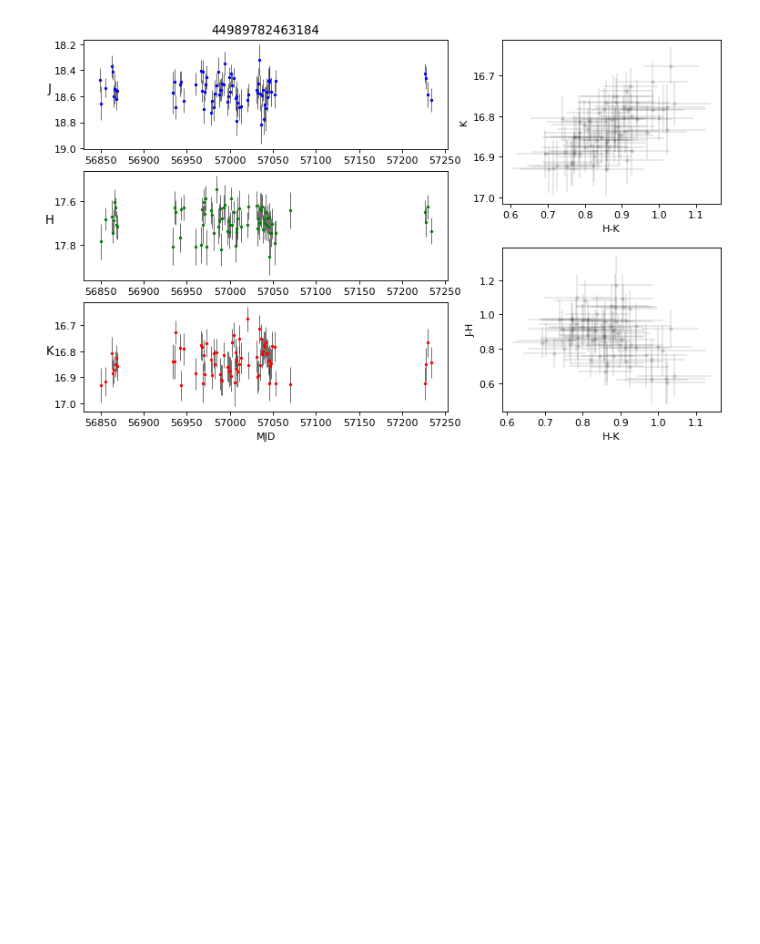
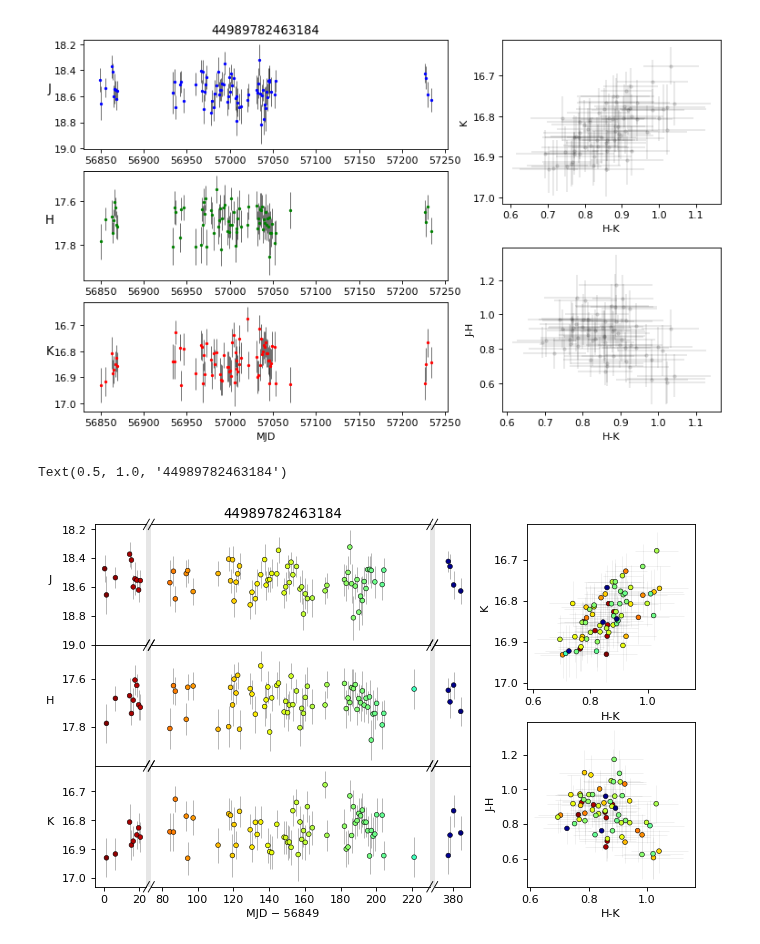
Before and after one commit to tomr-stargazer/Variability_Project_2020, a Jupyter notebook: wuvars/plotting/prototypes/Prototyping other lightcurve plots.ipynb, the cells around one changed output. Drawn from its saved outputs; the diff is of its cells as text; code cells hidden in the pictures; blank space fills up the shorter version.

```diff
--- a/wuvars/plotting/prototypes/Prototyping other lightcurve plots.ipynb
+++ b/wuvars/plotting/prototypes/Prototyping other lightcurve plots.ipynb
@@ -202,3 +202,10 @@ Text(0.5, 1.0, '44989782463184')
 [figure]
 # %%
 %run ../lightcurve.py
+# %%
+sid = 44989782463184
+fig_lc = ic348_simple_lc_scatter_brokenaxes(dat, sid, cmap='jet_r')
+fig_lc.ax_j.set_title(str(sid))
+# %% [output]
+Text(0.5, 1.0, '44989782463184')
+[figure, added]
```
Also changed, not shown: parts of 5 cells of this notebook, 2 other files.
